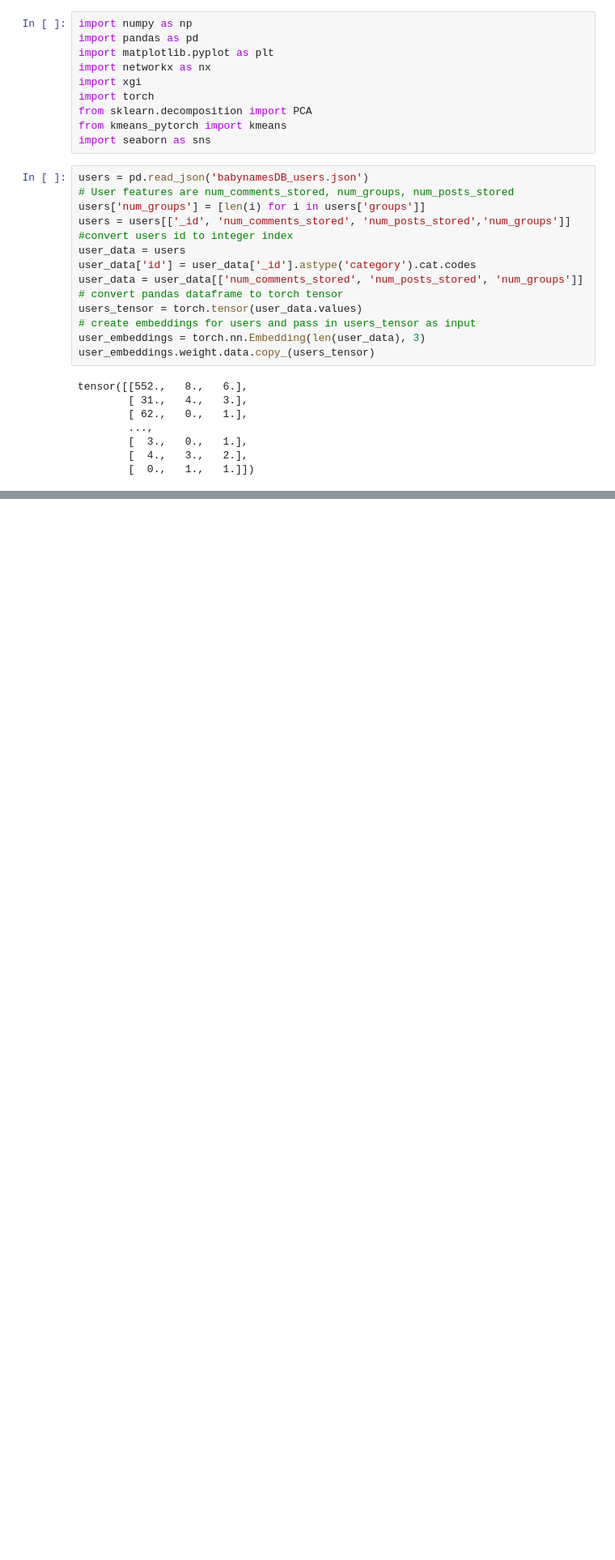
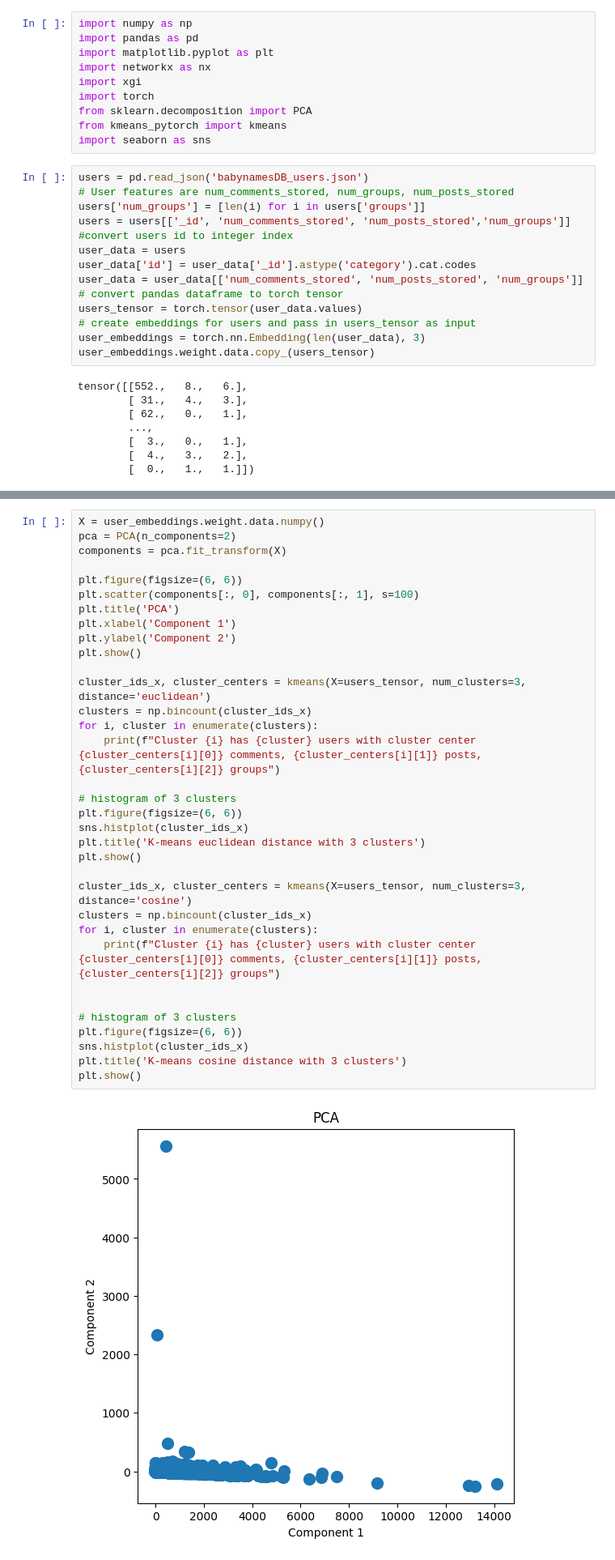
Before and after one commit to Jayman391/Graph_ML_Project, a Jupyter notebook: user_embedding_analysis.ipynb, the cells around one changed output, grey strips where cells are left out. Shown at 81% size. Cells and saved outputs as stored; diff of their text form; blank space fills up the shorter version.

```diff
--- a/user_embedding_analysis.ipynb
+++ b/user_embedding_analysis.ipynb
@@ -73,0 +33,36 @@ tensor([[ 2.1719,  0.2362,  1.3036],
+# %%
+X = user_embeddings.weight.data.numpy()
+pca = PCA(n_components=2)
+components = pca.fit_transform(X)
+
+plt.figure(figsize=(6, 6))
+plt.scatter(components[:, 0], components[:, 1], s=100)
+plt.title('PCA')
+plt.xlabel('Component 1')
+plt.ylabel('Component 2')
+plt.show()
+
+cluster_ids_x, cluster_centers = kmeans(X=users_tensor, num_clusters=3, distance='euclidean')
+clusters = np.bincount(cluster_ids_x)
+for i, cluster in enumerate(clusters):
+    print(f"Cluster {i} has {cluster} users with cluster center {cluster_centers[i][0]} comments, {cluster_centers[i][1]} posts, {cluster_centers[i][2]} groups")
+
+# histogram of 3 clusters
+plt.figure(figsize=(6, 6))
+sns.histplot(cluster_ids_x)
+plt.title('K-means euclidean distance with 3 clusters')
+plt.show()
+
+cluster_ids_x, cluster_centers = kmeans(X=users_tensor, num_clusters=3, distance='cosine')
+clusters = np.bincount(cluster_ids_x)
+for i, cluster in enumerate(clusters):
+    print(f"Cluster {i} has {cluster} users with cluster center {cluster_centers[i][0]} comments, {cluster_centers[i][1]} posts, {cluster_centers[i][2]} groups")
+
+
+# histogram of 3 clusters
+plt.figure(figsize=(6, 6))
+sns.histplot(cluster_ids_x)
+plt.title('K-means cosine distance with 3 clusters')
+plt.show()
+# %% [output]
+[figure, added]
```
Also changed, not shown: parts of 12 cells of this notebook.
